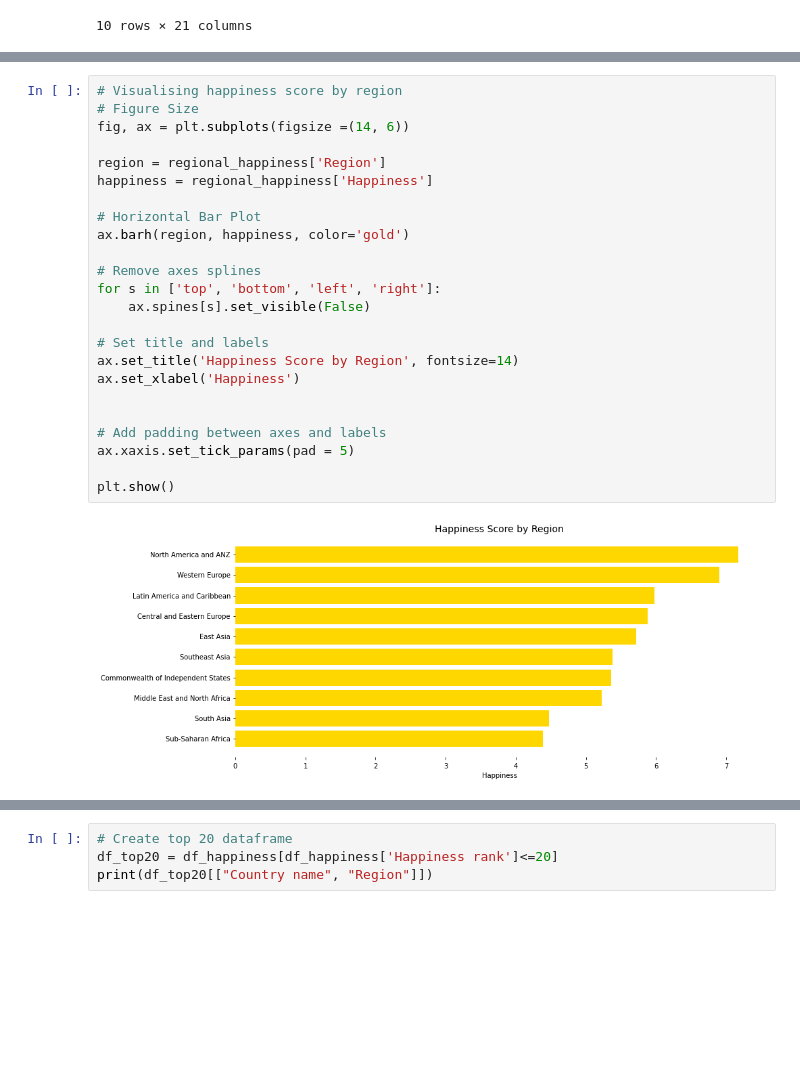
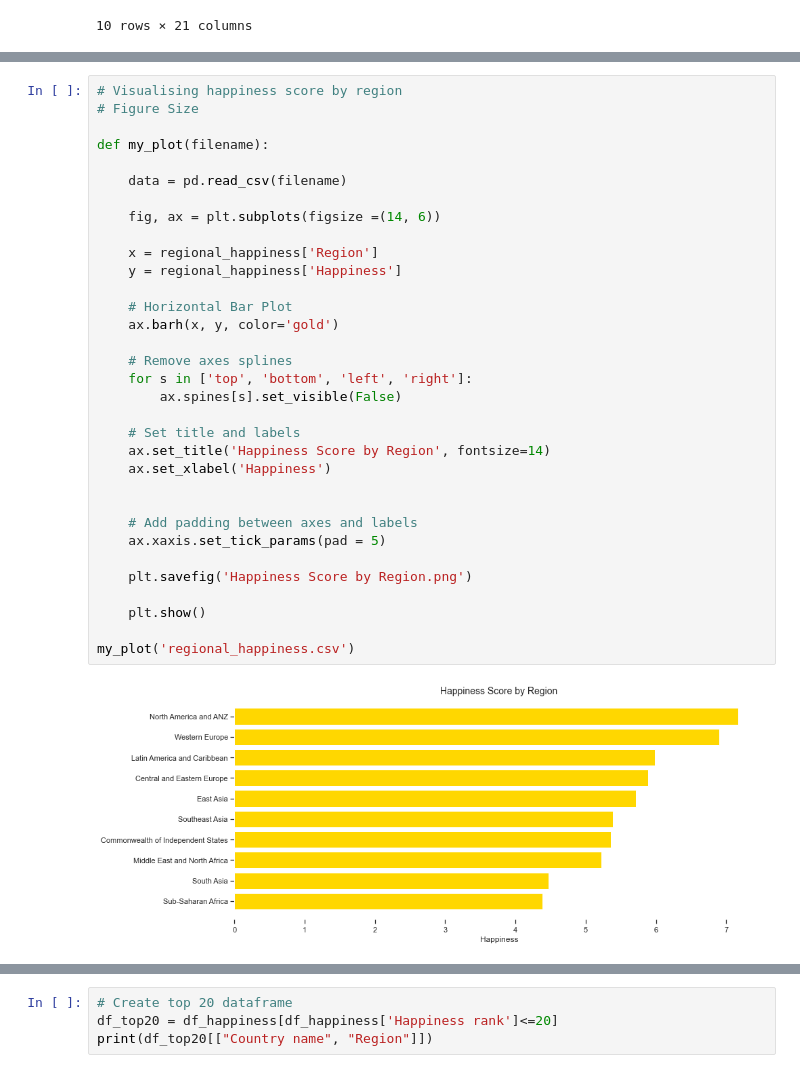
Before and after one commit to Ailo009/UCDPA_ailismardonegan, a Jupyter notebook: AME_Project.ipynb, the cells around one changed output, grey strips where cells are left out. Drawn from its saved outputs; the diff is of its cells as text; blank space fills up the shorter version.

```diff
--- a/AME_Project.ipynb
+++ b/AME_Project.ipynb
@@ -257,26 +258,35 @@ print(regional_happiness)
 # %%
 # Visualising happiness score by region
 # Figure Size
-fig, ax = plt.subplots(figsize =(14, 6))
 
-region = regional_happiness['Region']
-happiness = regional_happiness['Happiness']
+def my_plot(filename):
 
-# Horizontal Bar Plot
-ax.barh(region, happiness, color='gold')
+    data = pd.read_csv(filename)
 
-# Remove axes splines
-for s in ['top', 'bottom', 'left', 'right']:
-    ax.spines[s].set_visible(False)
+    fig, ax = plt.subplots(figsize =(14, 6))
 
-# Set title and labels
-ax.set_title('Happiness Score by Region', fontsize=14)
-ax.set_xlabel('Happiness')
+    x = regional_happiness['Region']
+    y = regional_happiness['Happiness']
+
+    # Horizontal Bar Plot
+    ax.barh(x, y, color='gold')
+
+    # Remove axes splines
+    for s in ['top', 'bottom', 'left', 'right']:
+        ax.spines[s].set_visible(False)
+
+    # Set title and labels
+    ax.set_title('Happiness Score by Region', fontsize=14)
+    ax.set_xlabel('Happiness')
 
 
-# Add padding between axes and labels
-ax.xaxis.set_tick_params(pad = 5)
+    # Add padding between axes and labels
+    ax.xaxis.set_tick_params(pad = 5)
 
-plt.show()
+    plt.savefig('Happiness Score by Region.png')
+
+    plt.show()
+
+my_plot('regional_happiness.csv')
 # %% [output]
-[figure, old version]
+[figure, new version]
```
Also changed, not shown: parts of 15 cells of this notebook.
